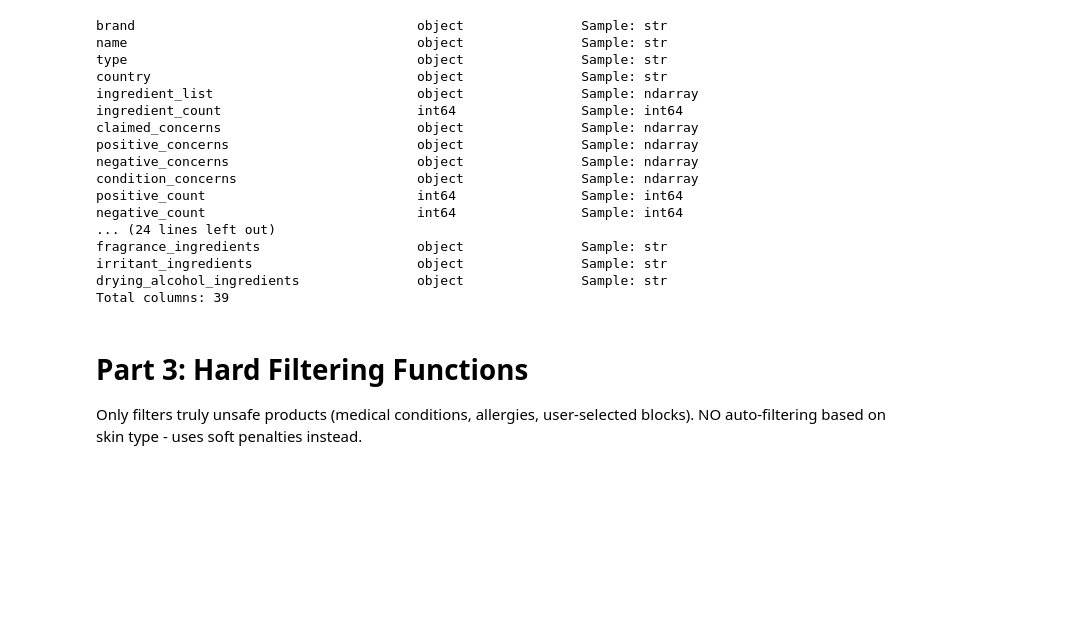
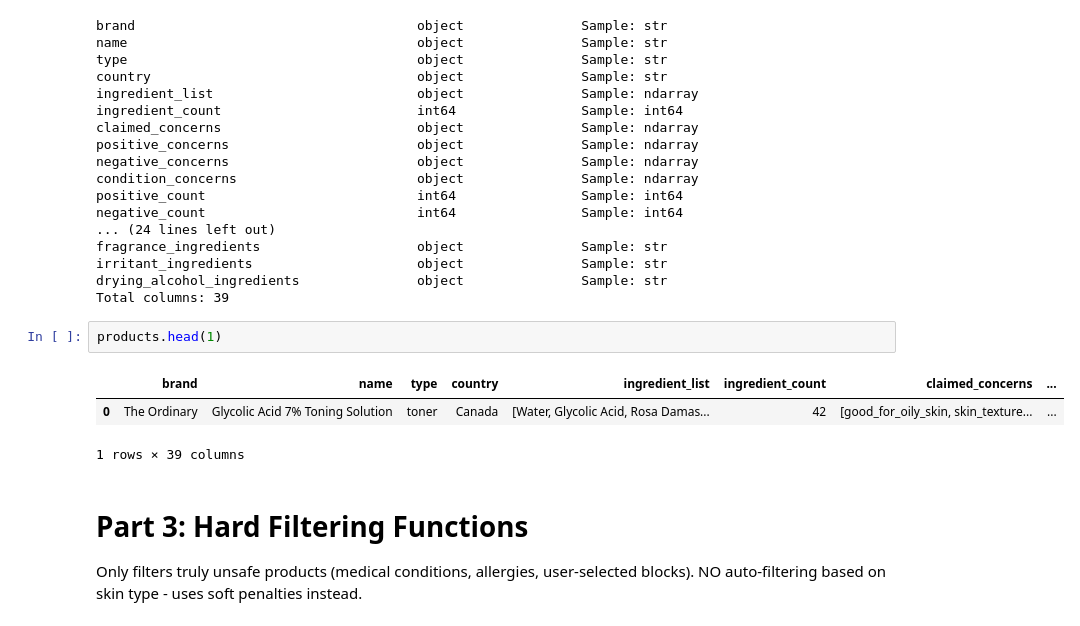
Before and after one commit to BluezConcepts/skingen-content-based-recommender, a Jupyter notebook: notebooks/05_Complete_SkinGen_System_FINAL_v2.ipynb, the cells around one changed output. Drawn from its saved outputs; the diff is of its cells as text; blank space fills up the shorter version.

```diff
--- a/notebooks/05_Complete_SkinGen_System_FINAL_v2.ipynb
+++ b/notebooks/05_Complete_SkinGen_System_FINAL_v2.ipynb
@@ -395,6 +404,12 @@ fragrance_ingredients                    object               Sample: str
 irritant_ingredients                     object               Sample: str
 drying_alcohol_ingredients               object               Sample: str
 Total columns: 39
+# %%
+products.head(1)
+# %% [output]
+|  | brand | name | type | country | ingredient_list | ingredient_count | claimed_concerns | ... |
+| 0 | The Ordinary | Glycolic Acid 7% Toning Solution | toner | Canada | [Water, Glycolic Acid, Rosa Damas... | 42 | [good_for_oily_skin, skin_texture... | ... |
+1 rows × 39 columns
 # %% [markdown]
 # Part 3: Hard Filtering Functions
 
```
Also changed, not shown: parts of 8 cells of this notebook, 6 other files.
